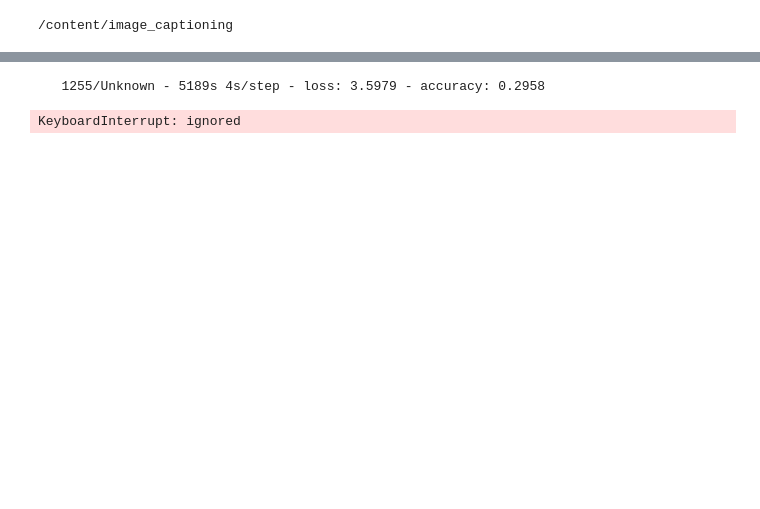
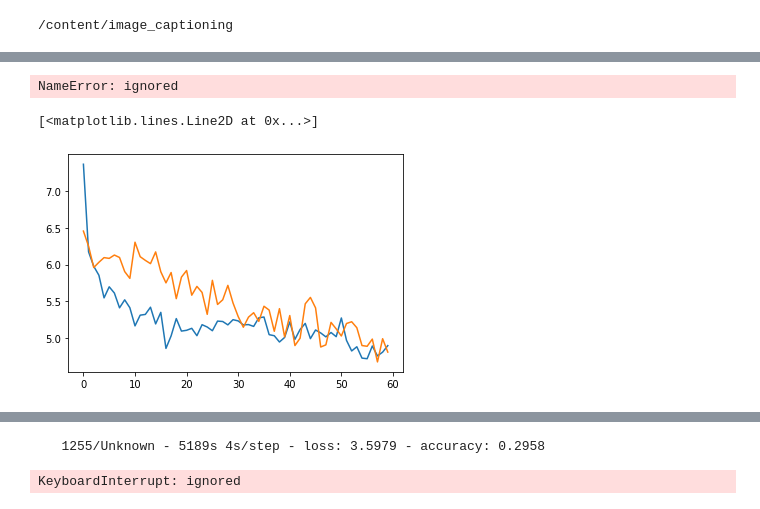
Before and after one commit to viswambhar-yasa/image_captioning, a Jupyter notebook: training_policy_net.ipynb, the cells around one changed output, grey strips where cells are left out. Cells and saved outputs as stored; diff of their text form; code cells hidden in the pictures; blank space fills up the shorter version.

```diff
--- a/training_policy_net.ipynb
+++ b/training_policy_net.ipynb
@@ -11,0 +202,4 @@ Unpacking objects: 100% (19/19), done.
+# %%
+for key,value in description_map.items():
+  if key in files:
+    description_map1[key]=value
@@ -179,0 +398,2 @@ Vocab size 5000
+# %%
+trn_dataset_whole = captions_generation(token_cap_dic, 5000, image_pth_rt, max_length,5,1)
@@ -180,5 +413,5 @@ Vocab size 5000
 # %%
-actor_model = Caption_model_gen(NET='policy', vocab_size=vocab_size, Embed_Size=512, max_length=max_length-1,display=True)
+actor_model = Caption_model_gen(NET='policy', vocab_size=5000, Embed_Size=256, max_length=max_length,display=True)
 #actor_model.summary()
 actor_model.compile(loss=tf.keras.losses.categorical_crossentropy,
                     optimizer=tf.keras.optimizers.Adam(learning_rate=0.001),
@@ -213,32 +496 @@ Non-trainable params: 20,862,504
 __________________________________________________________________________________________________
-# %%
-
-
-def scheduler(epoch, lr):
-    if epoch < 10:
-        return lr
-    else:
-        return lr * tf.math.exp(-0.1)
-
-
-lr_callback = tf.keras.callbacks.LearningRateScheduler(scheduler)
-
-checkpoint_filepath = '/content'
-early_stop_callback = tf.keras.callbacks.EarlyStopping(
-    monitor='loss', patience=10)
-
-model_checkpoint_callback = tf.keras.callbacks.ModelCheckpoint(
-    filepath=checkpoint_filepath,
-    monitor='accuracy',
-    mode='auto')
-
-callback = [early_stop_callback, model_checkpoint_callback]
-
-history = actor_model.fit(trn_dataset, steps_per_epoch=10, epochs=60, shuffle=False, validation_data=val_dataset,
-                          validation_steps=5)
-
-model_parameters = history.history
-
-f = open("/content/history_model_0.001.pkl", "wb")
-pickle.dump(model_parameters, f)
-f.close()
@@ -244,0 +530,7 @@ f.close()
+# %%
+print(history.history)
+f = open("/content/history_policy_model_lstm_3.pkl", "wb")
+pickle.dump(model_parameters, f)
+f.close()
+# %% [output]
+NameError: ignored
@@ -244,0 +539,6 @@ f.close()
+# %%
+plt.plot(history.history['loss'])
+plt.plot(history.history['val_loss'])
+# %% [output]
+[<matplotlib.lines.Line2D at 0x...>]
+[figure, added]
```
Also changed, not shown: parts of 43 cells of this notebook.
